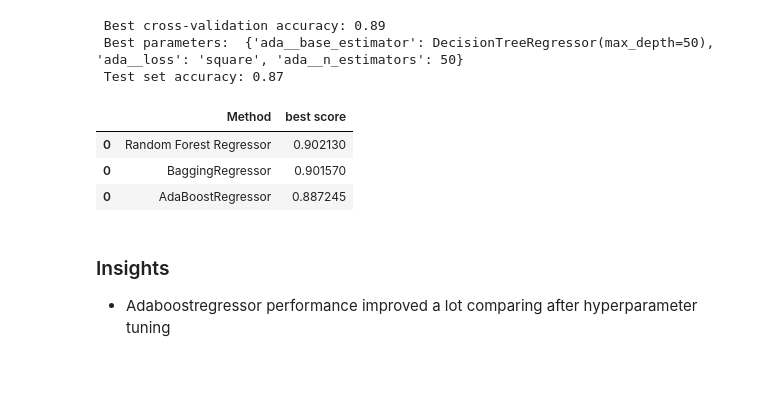
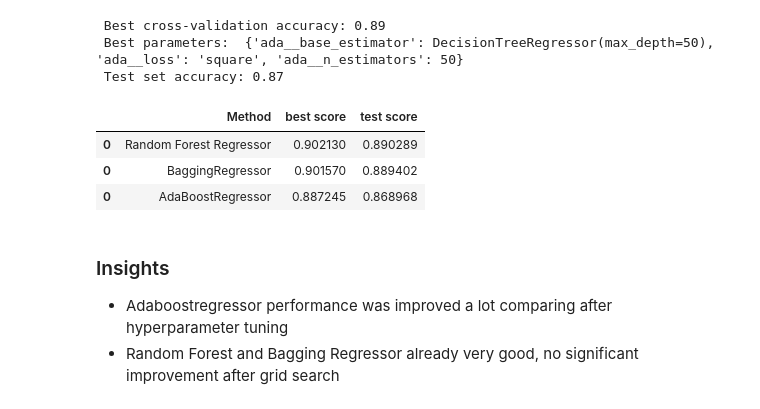
Before and after one commit to yuyetang/AIML, a Jupyter notebook: ConcreteCompressiveStrength.ipynb, the cells around one changed output. Drawn from its saved outputs; the diff is of its cells as text; code cells hidden in the pictures; blank space fills up the shorter version.

```diff
--- a/ConcreteCompressiveStrength.ipynb
+++ b/ConcreteCompressiveStrength.ipynb
@@ -1212,7 +1212,8 @@ plt.show()
 [figure]
 # %%
 #Store the accuracy results for each model in a dataframe for final comparison
-resultsDf1 = pd.DataFrame({'Method':['Random Forest Regressor'], 'best score': grid_rfr.best_score_})
-resultsDf1 = resultsDf1[['Method', 'best score']]
+resultsDf1 = pd.DataFrame({'Method':['Random Forest Regressor'], 'best score': grid_rfr.best_score_,
+                          'test score': grid_rfr.score( X_test, y_test)})
+resultsDf1 = resultsDf1[['Method', 'best score','test score']]
 resultsDf1
 # %% [output]
@@ -1241,7 +1242,8 @@ print(" Test set accuracy: {:.2f}". format( grid_bg.score( X_test, y_test)))
  Best parameters:  {'bg__base_estimator': DecisionTreeRegressor(), 'bg__bootstrap': True, 'bg__n_estimators': 100}
  Test set accuracy: 0.89
 # %%
-tempResultsDf1 = pd.DataFrame({'Method':['BaggingRegressor'], 'best score': grid_bg.best_score_})
+tempResultsDf1 = pd.DataFrame({'Method':['BaggingRegressor'], 'best score': grid_bg.best_score_,
+                              'test score': grid_bg.score( X_test, y_test)})
 resultsDf1 = pd.concat([resultsDf1, tempResultsDf1])
 resultsDf1
 # %% [output]
@@ -1294,14 +1296,16 @@ print(" Test set accuracy: {:.2f}". format( grid_ada.score( X_test, y_test)))
  Best parameters:  {'ada__base_estimator': DecisionTreeRegressor(max_depth=50), 'ada__loss': 'square', 'ada__n_estimators': 50}
  Test set accuracy: 0.87
 # %%
-tempResultsDf1 = pd.DataFrame({'Method':['AdaBoostRegressor'], 'best score': grid_ada.best_score_})
+tempResultsDf1 = pd.DataFrame({'Method':['AdaBoostRegressor'], 'best score': grid_ada.best_score_,
+                              'test score': grid_ada.score( X_test, y_test)})
 resultsDf1 = pd.concat([resultsDf1, tempResultsDf1])
 resultsDf1
 # %% [output]
-|  | Method | best score |
-| 0 | Random Forest Regressor | 0.902130 |
-| 0 | BaggingRegressor | 0.901570 |
-| 0 | AdaBoostRegressor | 0.887245 |
+|  | Method | best score | test score |
+| 0 | Random Forest Regressor | 0.902130 | 0.890289 |
+| 0 | BaggingRegressor | 0.901570 | 0.889402 |
+| 0 | AdaBoostRegressor | 0.887245 | 0.868968 |
 # %% [markdown]
 ### Insights
-- Adaboostregressor performance improved a lot comparing after hyperparameter tuning
+- Adaboostregressor performance was improved a lot comparing after hyperparameter tuning
+- Random Forest and Bagging Regressor already very good, no significant improvement after grid search
```
Also changed, not shown: parts of 2 cells of this notebook, 1 other file.
